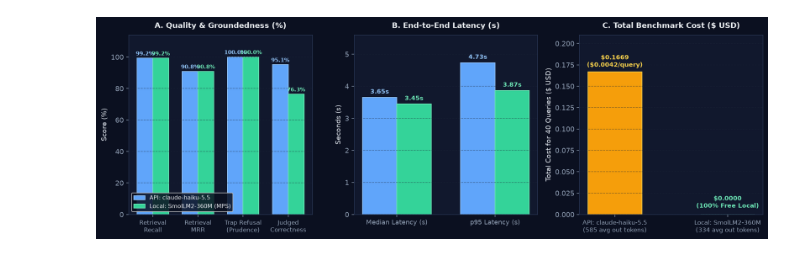
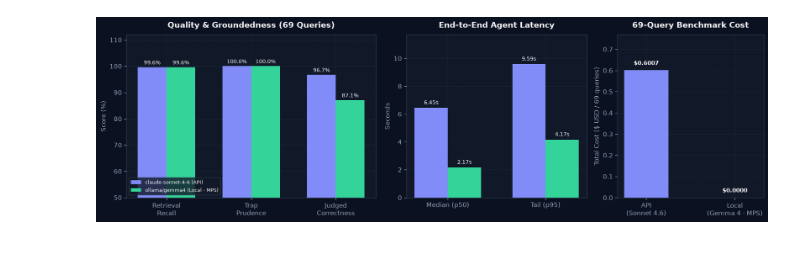
Before and after one commit to Waxguillermo/Astropilote, a Jupyter notebook: notebooks/corpus_and_rag_visualizations.ipynb, the cells around one changed output. Saved outputs shown, nothing was run; the diff lists cells and outputs as text; code cells hidden in the pictures.

```diff
--- a/notebooks/corpus_and_rag_visualizations.ipynb
+++ b/notebooks/corpus_and_rag_visualizations.ipynb
@@ -94,4 +462,91 @@ We benchmarked the full 40-question golden set (`eval/golden.jsonl`) under both
 # %%
-llm_comp = json.loads((ROOT / 'eval/llm_comparison.json').read_text())
+llm_comp = json.loads((ROOT / "eval/llm_comparison.json").read_text())
+api_m = llm_comp["models"]["api"]
+loc_m = llm_comp["models"]["local"]
+hw_dev = get_torch_device()
+
+api_label = "claude-sonnet-4-6 (API)"
+loc_label = f"ollama/gemma4 (Local · {hw_dev.upper()})"
+print(f"Benchmark: {llm_comp['benchmark']}")
+print(f"Configured Backends -> API: {api_label} | Local: {loc_label}")
+
 # Plot 3-panel comparison: Quality & Groundedness (%), End-to-End Latency (s), and Total Cost ($ USD)
+fig, (ax1, ax2, ax3) = plt.subplots(
+    1, 3, figsize=(15.0, 4.6), gridspec_kw={"width_ratios": [1.45, 1.05, 0.85]}
+)
+
+# Panel 1: Quality & Groundedness (%)
+q_metrics = ["Retrieval\nRecall", "Trap\nPrudence", "Judged\nCorrectness"]
+api_q = [
+    api_m["retrieval_recall"] * 100,
+    api_m["prudence_accuracy"] * 100,
+    api_m["judged_correctness"] * 100,
+]
+loc_q = [
+    loc_m["retrieval_recall"] * 100,
+    loc_m["prudence_accuracy"] * 100,
+    loc_m["judged_correctness"] * 100,
+]
+xq = np.arange(len(q_metrics))
+w = 0.34
+b1 = ax1.bar(xq - w / 2, api_q, w, color=INDIGO, label=api_label)
+b2 = ax1.bar(xq + w / 2, loc_q, w, color=EMERALD, label=loc_label)
+for bars in (b1, b2):
+    for b in bars:
+        ax1.text(
+            b.get_x() + b.get_width() / 2,
+            b.get_height() + 1.1,
+            f"{b.get_height():.1f}%",
+            ha="center",
+            fontsize=8.3,
+        )
+ax1.set_xticks(xq)
+ax1.set_xticklabels(q_metrics)
+ax1.set_ylim(50, 112)
+ax1.set_ylabel("Score (%)")
+ax1.set_title("Quality & Groundedness (69 Queries)")
+ax1.legend(loc="lower left", fontsize=8)
+
+# Panel 2: End-to-End Latency (s)
+l_metrics = ["Median (p50)", "Tail (p95)"]
+api_l = [api_m["latency_median_s"], api_m["latency_p95_s"]]
+loc_l = [loc_m["latency_median_s"], loc_m["latency_p95_s"]]
+xl = np.arange(len(l_metrics))
+b3 = ax2.bar(xl - w / 2, api_l, w, color=INDIGO, label=api_label)
+b4 = ax2.bar(xl + w / 2, loc_l, w, color=EMERALD, label=loc_label)
+for bars in (b3, b4):
+    for b in bars:
+        ax2.text(
+            b.get_x() + b.get_width() / 2,
+            b.get_height() + 0.25,
+            f"{b.get_height():.2f}s",
+            ha="center",
+            fontsize=8.5,
+        )
+ax2.set_xticks(xl)
+ax2.set_xticklabels(l_metrics)
+ax2.set_ylim(0, max(api_l + loc_l) * 1.22)
+ax2.set_ylabel("Seconds")
+ax2.set_title("End-to-End Agent Latency")
+
+# Panel 3: Total Cost ($ USD)
+costs = [api_m["total_cost_usd"], loc_m["total_cost_usd"]]
+b5 = ax3.bar([0, 1], costs, width=0.5, color=[INDIGO, EMERALD])
+for b, c in zip(b5, costs):
+    ax3.text(
+        b.get_x() + b.get_width() / 2,
+        c + 0.025,
+        f"${c:.4f}",
+        ha="center",
+        fontsize=9,
+        fontweight="bold",
+    )
+ax3.set_xticks([0, 1])
+ax3.set_xticklabels(["API\n(Sonnet 4.6)", f"Local\n(Gemma 4 · {hw_dev.upper()})"])
+ax3.set_ylim(0, max(costs) * 1.28)
+ax3.set_ylabel("Total Cost ($ USD / 69 queries)")
+ax3.set_title("69-Query Benchmark Cost")
+
+plt.tight_layout()
+plt.show()
 # %% [output]
@@ -98,2 +555,2 @@ llm_comp = json.loads((ROOT / 'eval/llm_comparison.json').read_text())
-[figure, old version]
+[figure, new version]
 # %% [markdown]
```
Also changed, not shown: parts of 14 cells of this notebook, 48 other files.
